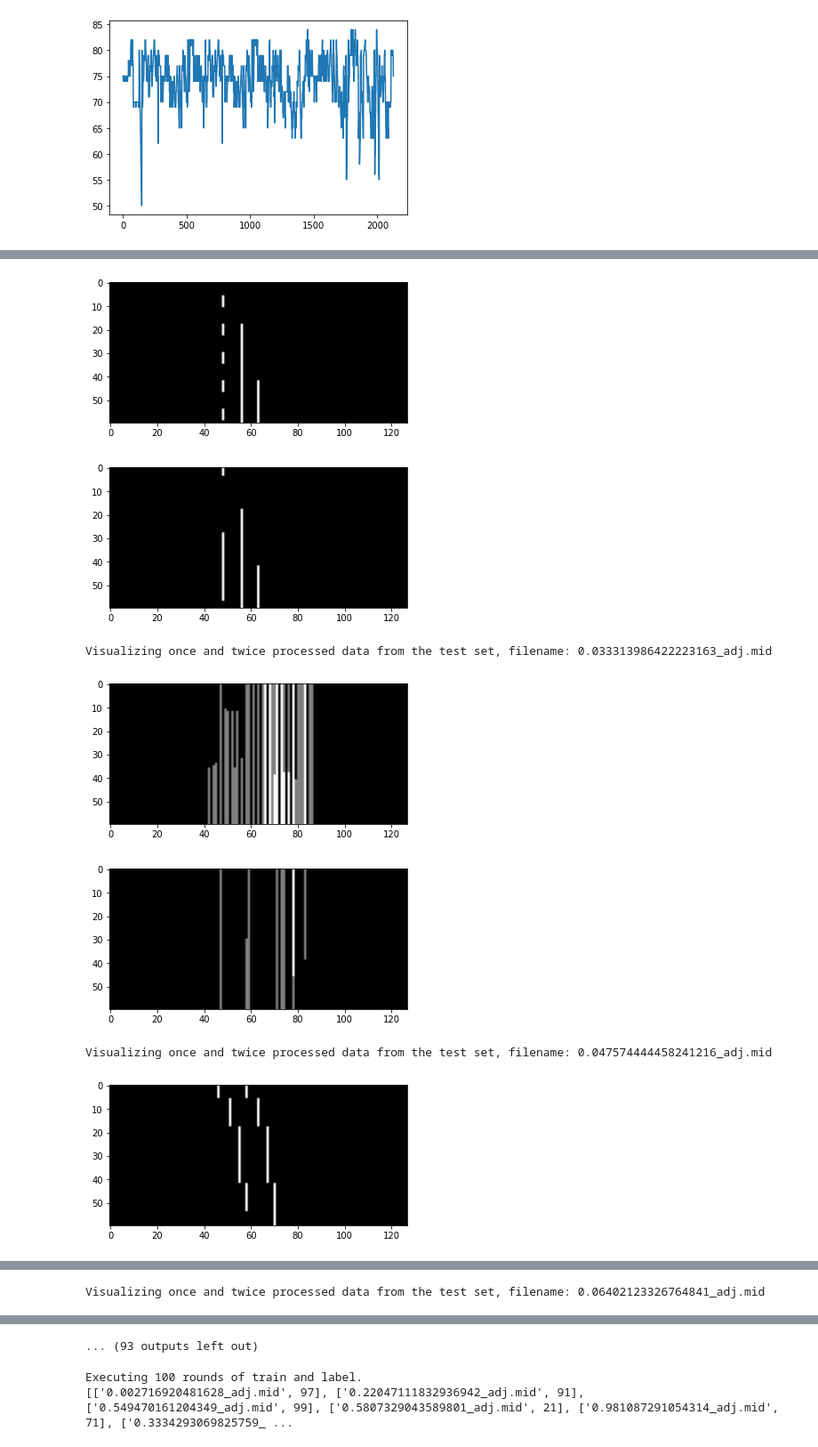
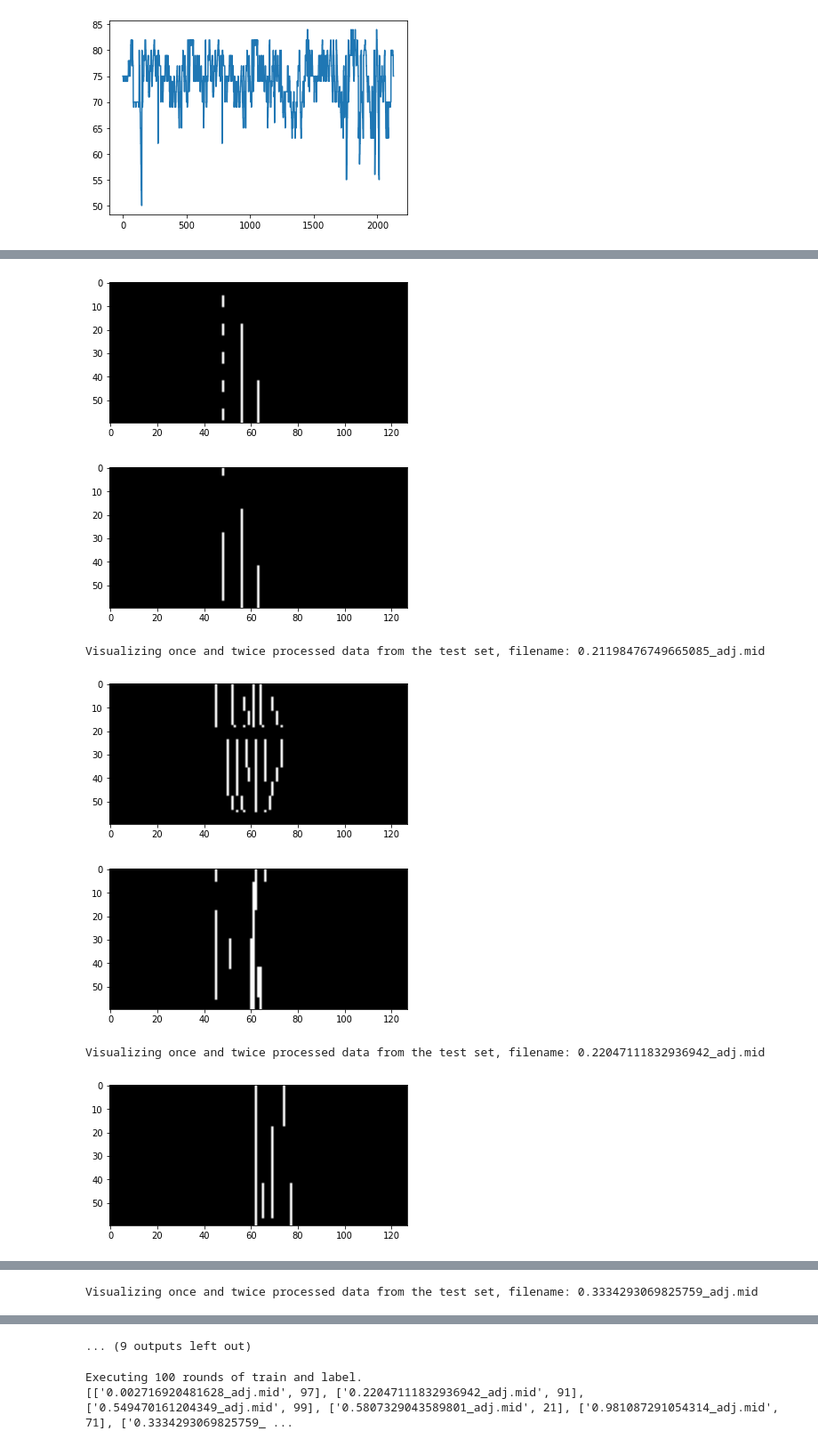
Before and after one commit to bluesmasterelf/SFLSubmission, a Jupyter notebook: NB1.ipynb, the cells around one changed output, grey strips where cells are left out. Shown at 89% size. Cells and saved outputs as stored; diff of their text form; code cells hidden in the pictures.

Commit message:
Update NB1.ipynb
revising visualization files

```diff
--- a/NB1.ipynb
+++ b/NB1.ipynb
@@ -185,7 +185,12 @@ for mid in test_mids:
 #print(gnb.predict(test_two))
 
 # Data visualization time. test_mids and test_two are the same length, so we can pairwise compare them.
-for i in range(len(test_two)):
+# In the list,
+# 0.002716920481628_adj.mid corresponds to 1788_kv_465_1.mid and 1792_kv_465_1.mid by Mozart
+# 0.22047111832936942_adj.mid corresponds to 1824_kv_421_3.mid by Mozart
+# 0.981087291054314_adj.mid18 corresponds to 72_k502_2.mid by Mozart
+# These are indices 0, 13, and -1. The rest are simply visually interesting.
+for i in [0,11,13,18,27,29,-1]:
     orig_two_d_array = np.reshape(test_data[i], (int(MAX_TICKS/10), 127))
     warp_two_d_array = np.reshape(test_two[i][0], (int(MAX_TICKS/10), 127))
 
@@ -211,8 +214,8 @@ Using supervised Logistic Regression.
 Visualizing once and twice processed data from the test set, filename: 0.002716920481628_adj.mid
 [figure]
 [figure]
-Visualizing once and twice processed data from the test set, filename: 0.033313986422223163_adj.mid
+Visualizing once and twice processed data from the test set, filename: 0.21198476749665085_adj.mid
-[figure, old version]
+[figure, new version]
-[figure, old version]
+[figure, new version]
-Visualizing once and twice processed data from the test set, filename: 0.047574444458241216_adj.mid
+Visualizing once and twice processed data from the test set, filename: 0.22047111832936942_adj.mid
-[figure, old version]
+[figure, new version]
@@ -220 +223 @@ Visualizing once and twice processed data from the test set, filename: 0.0475744
-Visualizing once and twice processed data from the test set, filename: 0.06402123326764841_adj.mid
+Visualizing once and twice processed data from the test set, filename: 0.3334293069825759_adj.mid
@@ -223,4 +226,4 @@ Visualizing once and twice processed data from the test set, filename: 0.0640212
-... (93 outputs left out)
+... (9 outputs left out)
 # %%
 # To stabilize the logistic regression prediction somewhat, we can simply run it 100 times and determine a confidence.
 # Caution, this is fairly slow, but produces 4 outliers with confidence of at least 80%, and 3 of them are correct.
```
Also changed, not shown: parts of 1 cell of this notebook.
